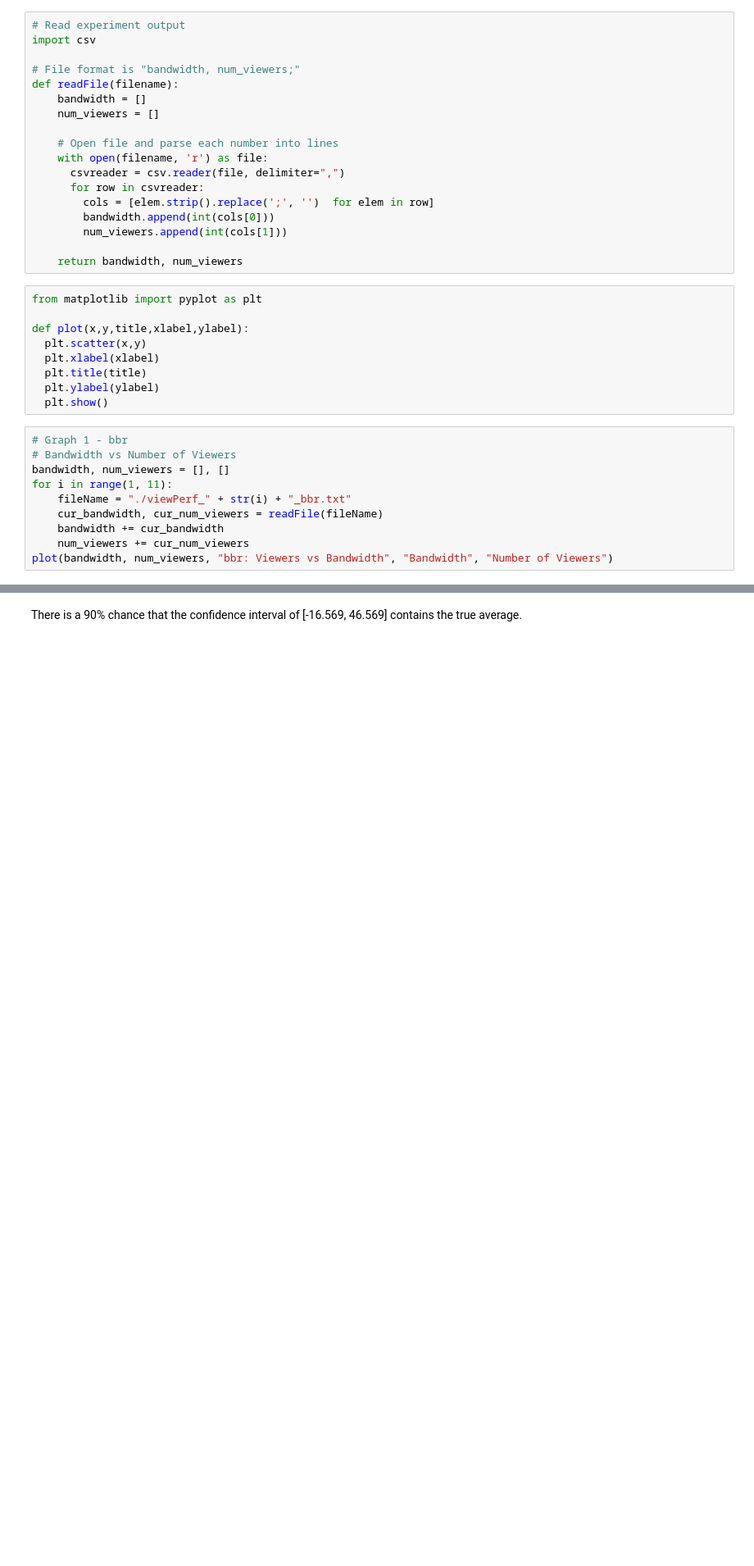
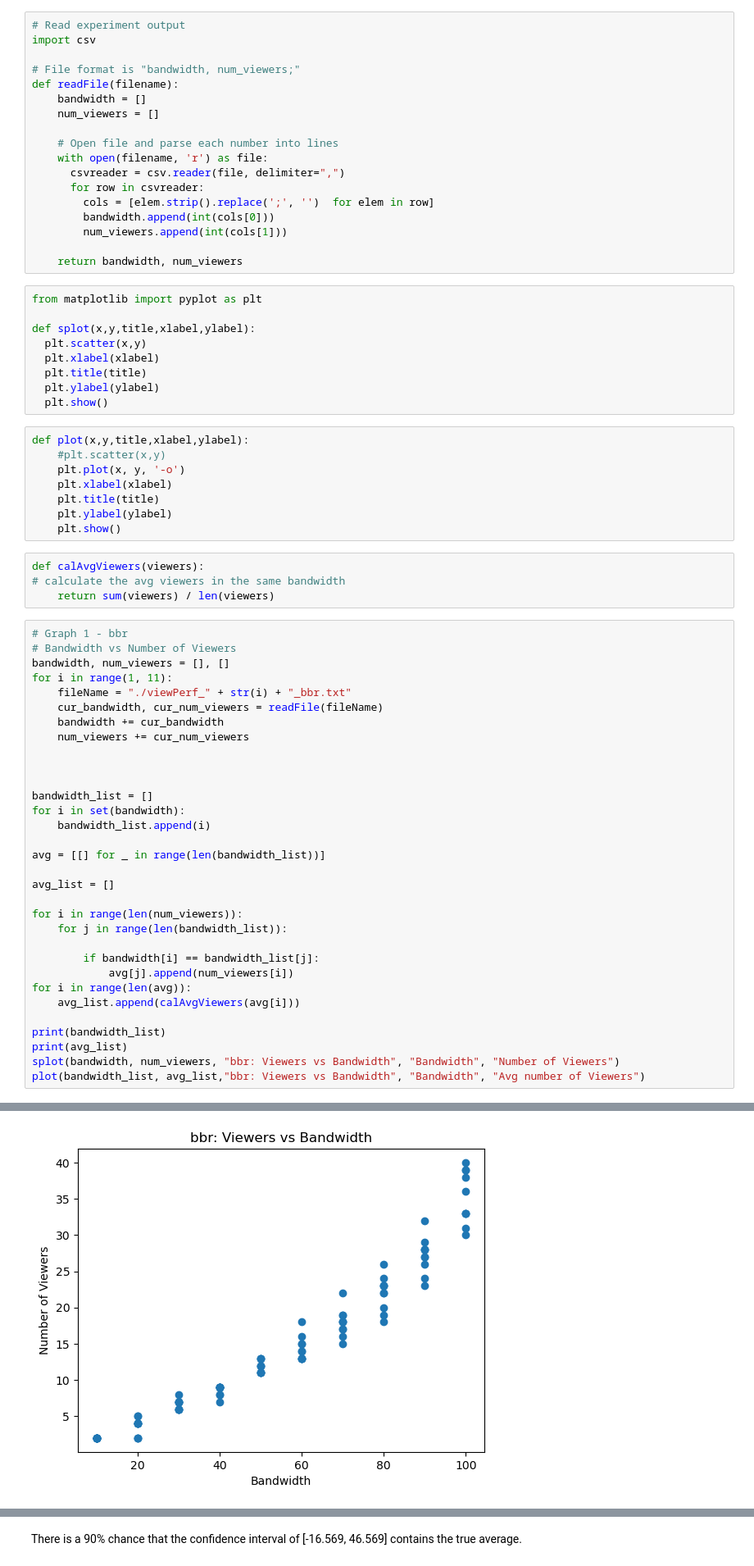
Before and after one commit to BaiqingL/CS655-TCP-Comparison, a Jupyter notebook: data/Statistics.ipynb, the cells around one changed output, grey strips where cells are left out. Shown at 82% size. Saved outputs shown, nothing was run; the diff lists cells and outputs as text; blank space fills up the shorter version.

Commit message:
add line graphs for the three

```diff
--- a/data/Statistics.ipynb
+++ b/data/Statistics.ipynb
@@ -19,12 +19,24 @@ def readFile(filename):
 # %%
 from matplotlib import pyplot as plt
 
-def plot(x,y,title,xlabel,ylabel):
+def splot(x,y,title,xlabel,ylabel):
   plt.scatter(x,y)
   plt.xlabel(xlabel)
   plt.title(title)
   plt.ylabel(ylabel)
   plt.show()
+# %%
+def plot(x,y,title,xlabel,ylabel):
+    #plt.scatter(x,y)
+    plt.plot(x, y, '-o')
+    plt.xlabel(xlabel)
+    plt.title(title)
+    plt.ylabel(ylabel)
+    plt.show()
+# %%
+def calAvgViewers(viewers):
+# calculate the avg viewers in the same bandwidth
+    return sum(viewers) / len(viewers)
 # %%
 # Graph 1 - bbr
 # Bandwidth vs Number of Viewers
@@ -34,5 +46,27 @@ for i in range(1, 11):
     cur_bandwidth, cur_num_viewers = readFile(fileName)
     bandwidth += cur_bandwidth
     num_viewers += cur_num_viewers
-plot(bandwidth, num_viewers, "bbr: Viewers vs Bandwidth", "Bandwidth", "Number of Viewers")
+
+
+
+bandwidth_list = []
+for i in set(bandwidth):
+    bandwidth_list.append(i)
+
+avg = [[] for _ in range(len(bandwidth_list))]
+
+avg_list = []
+
+for i in range(len(num_viewers)):
+    for j in range(len(bandwidth_list)):
+
+        if bandwidth[i] == bandwidth_list[j]:
+            avg[j].append(num_viewers[i])
+for i in range(len(avg)):
+    avg_list.append(calAvgViewers(avg[i]))
+
+print(bandwidth_list)
+print(avg_list)
+splot(bandwidth, num_viewers, "bbr: Viewers vs Bandwidth", "Bandwidth", "Number of Viewers")
+plot(bandwidth_list, avg_list,"bbr: Viewers vs Bandwidth", "Bandwidth", "Avg number of Viewers")
 # %% [output]
@@ -39,0 +75 @@ FileNotFoundError: [Errno 2] No such file or directory: './viewPerf_1_bbr.txt'
+[figure, added]
```
Also changed, not shown: parts of 4 cells of this notebook.
